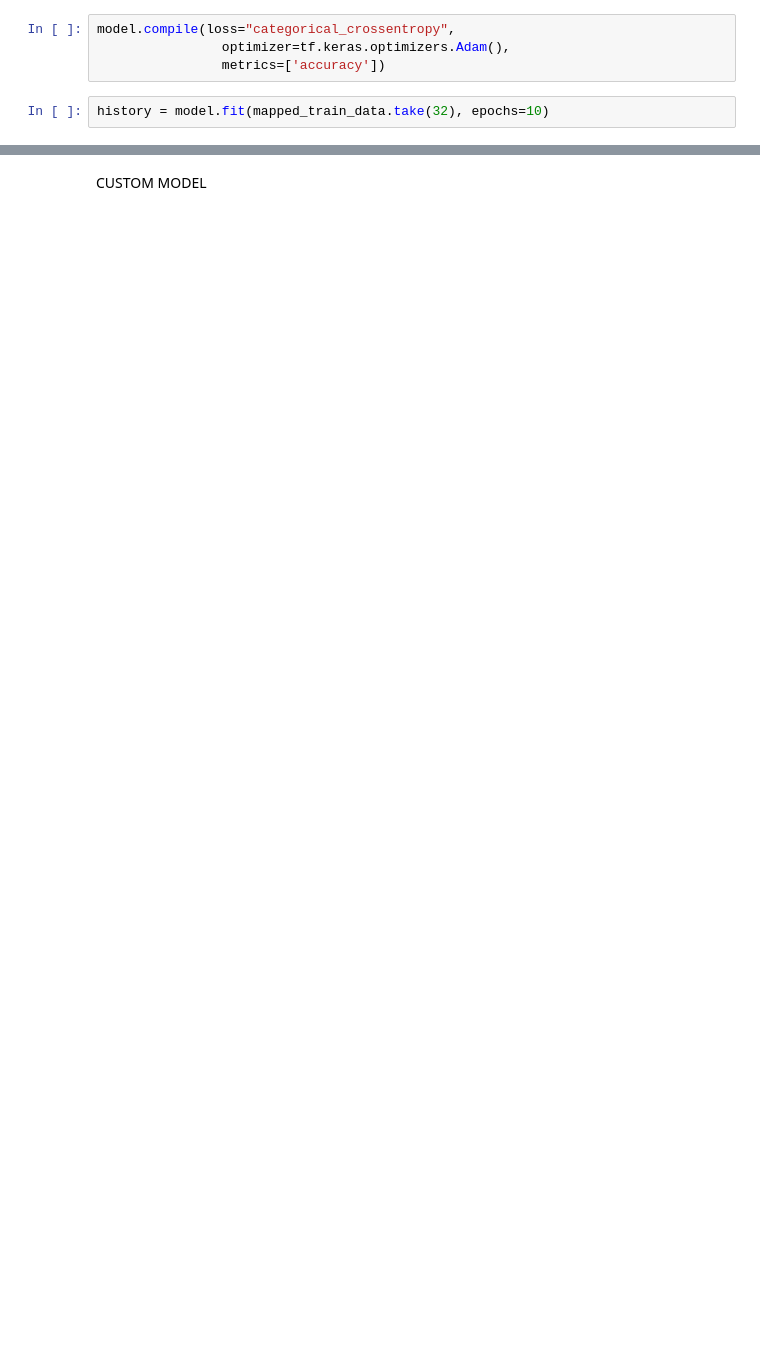
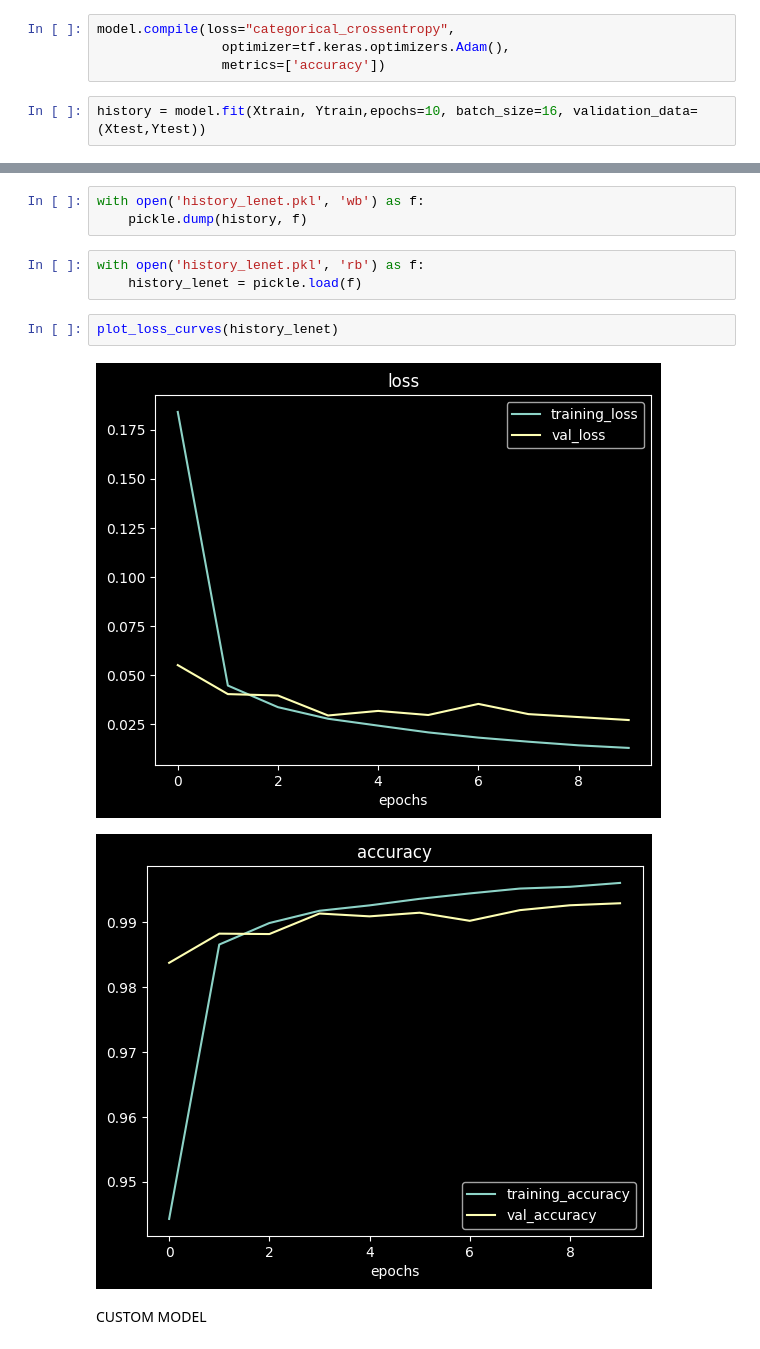
Before and after one commit to alfredwisana/deep-learning, a Jupyter notebook: week 3: CNN/data_100_percent.ipynb, the cells around one changed output, grey strips where cells are left out. Drawn from its saved outputs; the diff is of its cells as text; blank space fills up the shorter version.

```diff
--- a/week 3: CNN/data_100_percent.ipynb
+++ b/week 3: CNN/data_100_percent.ipynb
@@ -157,6 +225,6 @@ model.compile(loss="categorical_crossentropy",
                 optimizer=tf.keras.optimizers.Adam(),
                 metrics=['accuracy'])
 # %%
-history = model.fit(mapped_train_data.take(32), epochs=10)
+history = model.fit(Xtrain, Ytrain,epochs=10, batch_size=16, validation_data=(Xtest,Ytest))
 # %% [output]
 Epoch 1/10
@@ -182,2 +250,13 @@ Epoch 7/10
+# %%
+with open('history_lenet.pkl', 'wb') as f:
+    pickle.dump(history, f)
+# %%
+with open('history_lenet.pkl', 'rb') as f:
+    history_lenet = pickle.load(f)
+# %%
+plot_loss_curves(history_lenet)
+# %% [output]
+[figure, added]
+[figure, added]
 # %% [markdown]
 CUSTOM MODEL
```
Also changed, not shown: parts of 21 cells of this notebook.
